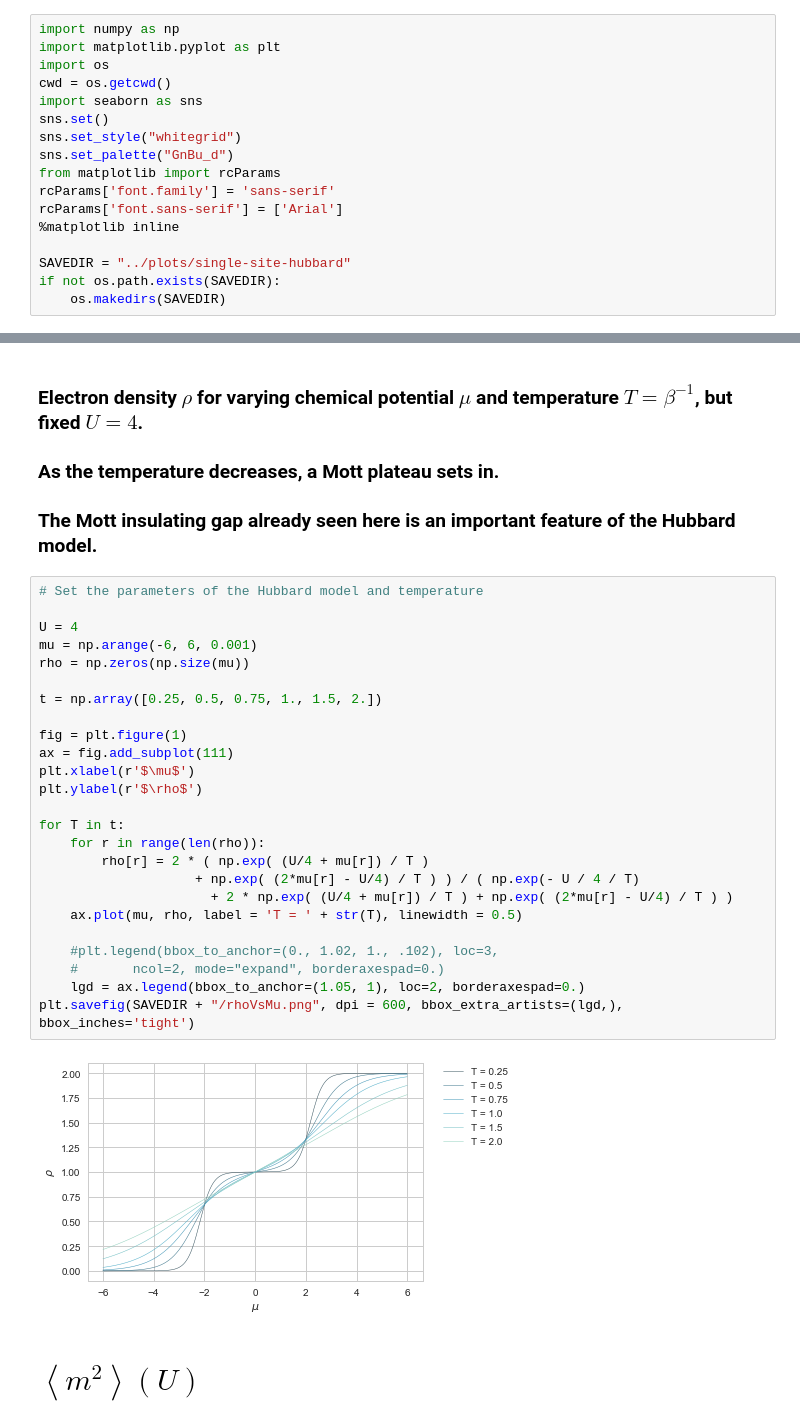
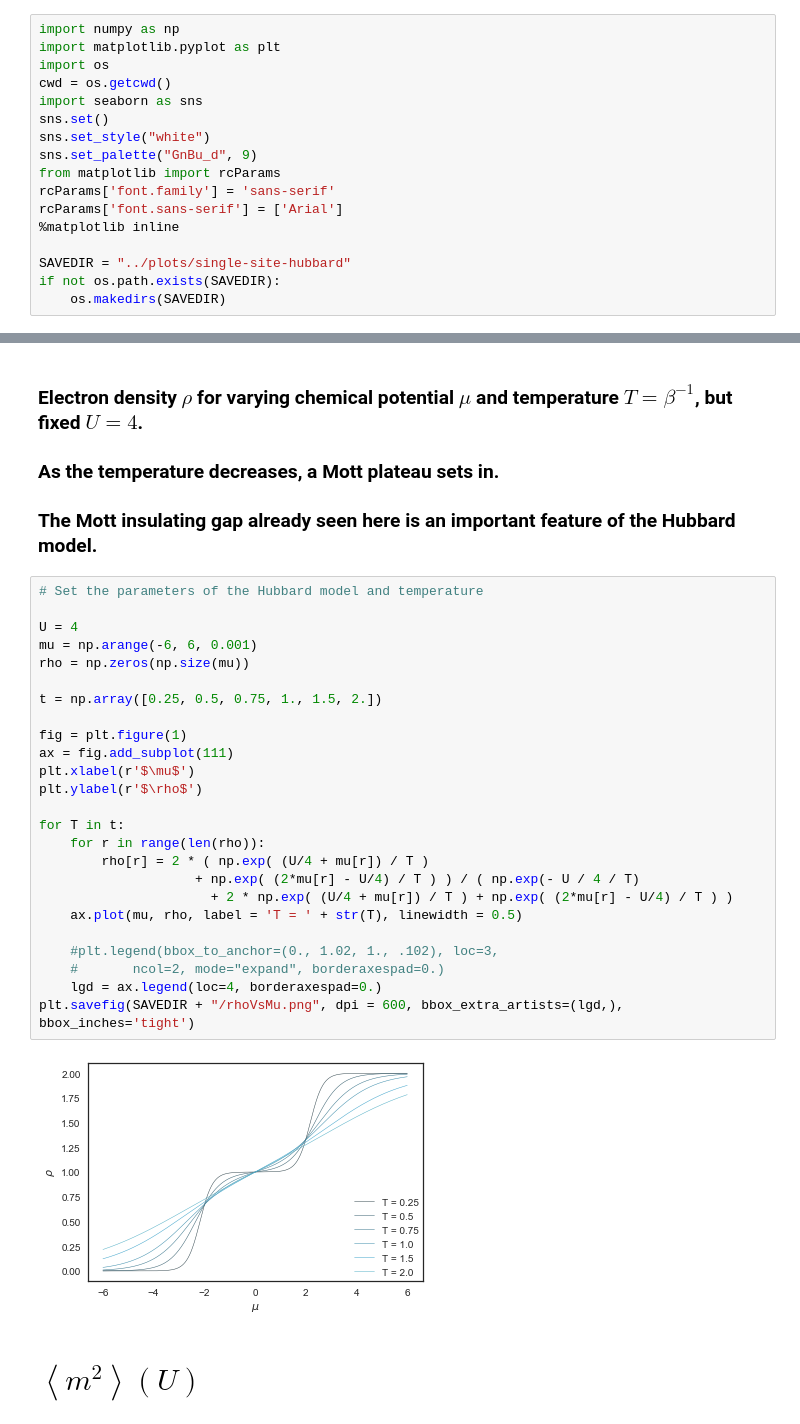
Before and after one commit to SriramanT/qmc_master_code, a Jupyter notebook: ANALYTICAL/src/single-site-hubbard.ipynb, the cells around one changed output, grey strips where cells are left out. Cells and saved outputs as stored; diff of their text form.

```diff
--- a/ANALYTICAL/src/single-site-hubbard.ipynb
+++ b/ANALYTICAL/src/single-site-hubbard.ipynb
@@ -5,8 +5,8 @@ import os
 cwd = os.getcwd()
 import seaborn as sns
 sns.set()
-sns.set_style("whitegrid")
-sns.set_palette("GnBu_d")
+sns.set_style("white")
+sns.set_palette("GnBu_d", 9)
 from matplotlib import rcParams
 rcParams['font.family'] = 'sans-serif'
 rcParams['font.sans-serif'] = ['Arial']
@@ -24,30 +24,30 @@ if not os.path.exists(SAVEDIR):
 # %%
 # Set the parameters of the Hubbard model and temperature
 
 U = 4
 mu = np.arange(-6, 6, 0.001)
 rho = np.zeros(np.size(mu))
 
 t = np.array([0.25, 0.5, 0.75, 1., 1.5, 2.])
 
 fig = plt.figure(1)
 ax = fig.add_subplot(111)
 plt.xlabel(r'$\mu$')
 plt.ylabel(r'$\rho$')
 
 for T in t:
     for r in range(len(rho)):
         rho[r] = 2 * ( np.exp( (U/4 + mu[r]) / T )
                     + np.exp( (2*mu[r] - U/4) / T ) ) / ( np.exp(- U / 4 / T)
                       + 2 * np.exp( (U/4 + mu[r]) / T ) + np.exp( (2*mu[r] - U/4) / T ) )
     ax.plot(mu, rho, label = 'T = ' + str(T), linewidth = 0.5)
 
     #plt.legend(bbox_to_anchor=(0., 1.02, 1., .102), loc=3,
     #       ncol=2, mode="expand", borderaxespad=0.)
-    lgd = ax.legend(bbox_to_anchor=(1.05, 1), loc=2, borderaxespad=0.)
+    lgd = ax.legend(loc=4, borderaxespad=0.)
 plt.savefig(SAVEDIR + "/rhoVsMu.png", dpi = 600, bbox_extra_artists=(lgd,), bbox_inches='tight')
 # %% [output]
-[figure, old version]
+[figure, new version]
 # %% [markdown]
 # $\left\langle m^2 \right\rangle (U)$
 # %%
```
Also changed, not shown: parts of 3 cells of this notebook, 15 other files.
